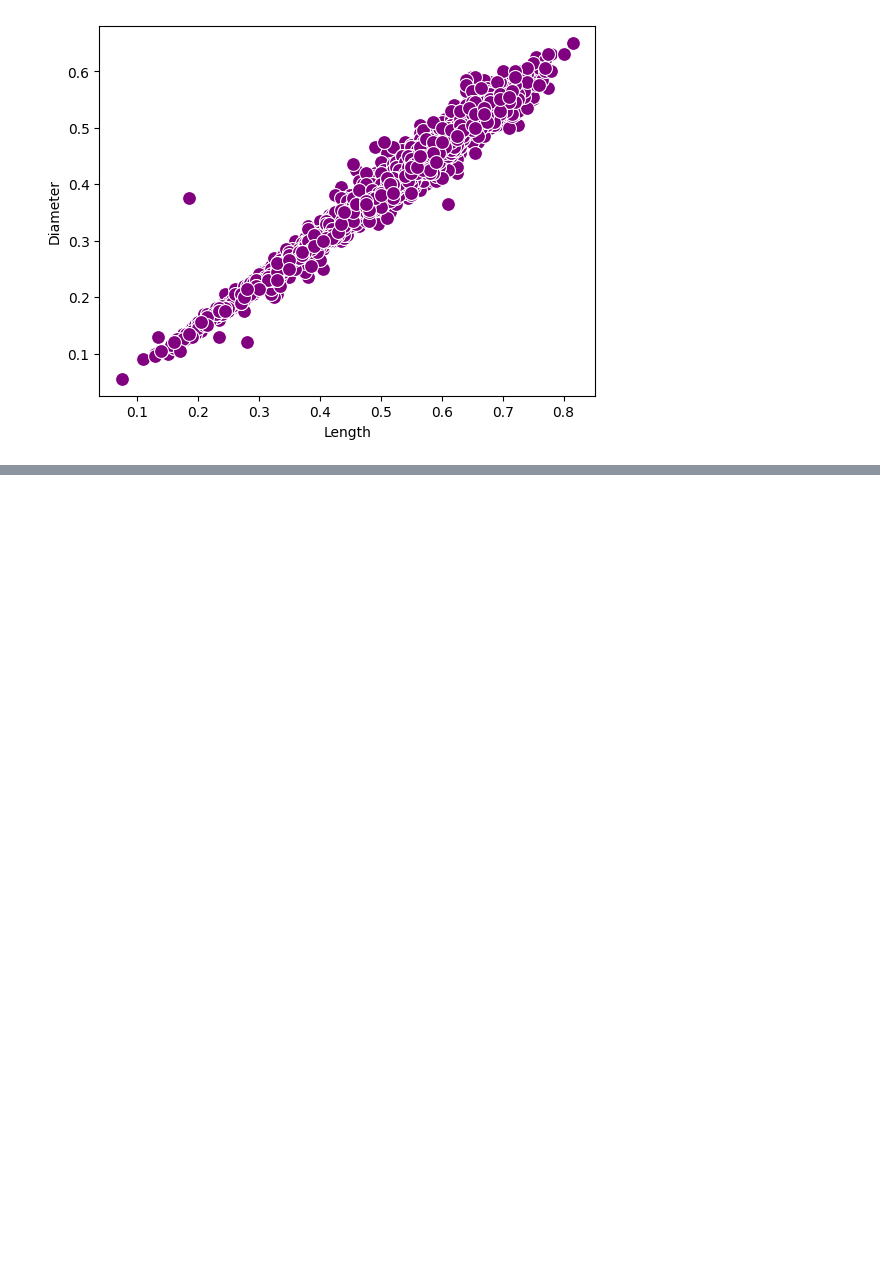
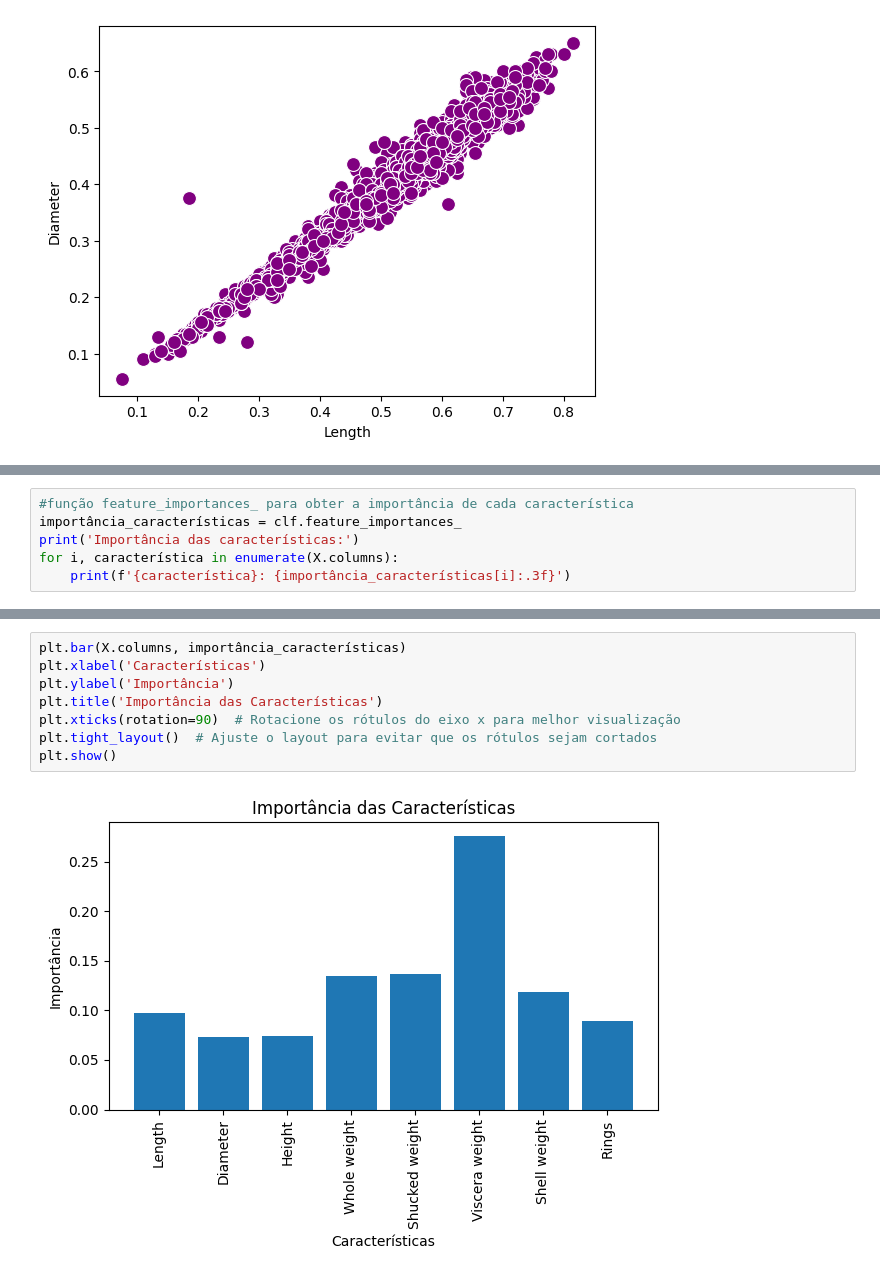
Before and after one commit to LPSubtil/UFMS_Aplicacoes_de_Aprendizado_de_Maquina, a Jupyter notebook: ABALONE.ipynb, the cells around one changed output, grey strips where cells are left out. Saved outputs shown, nothing was run; the diff lists cells and outputs as text; blank space fills up the shorter version.

```diff
--- a/ABALONE.ipynb
+++ b/ABALONE.ipynb
@@ -265,0 +342,6 @@ O modelo busca prever o sexo de um Abalone(molusculo) com base em suas caracter
+# %%
+#função feature_importances_ para obter a importância de cada característica
+importância_características = clf.feature_importances_
+print('Importância das características:')
+for i, característica in enumerate(X.columns):
+    print(f'{característica}: {importância_características[i]:.3f}')
@@ -265,0 +358,10 @@ O modelo busca prever o sexo de um Abalone(molusculo) com base em suas caracter
+# %%
+plt.bar(X.columns, importância_características)
+plt.xlabel('Características')
+plt.ylabel('Importância')
+plt.title('Importância das Características')
+plt.xticks(rotation=90)  # Rotacione os rótulos do eixo x para melhor visualização
+plt.tight_layout()  # Ajuste o layout para evitar que os rótulos sejam cortados
+plt.show()
+# %% [output]
+[figure, added]
```
Also changed, not shown: parts of 35 cells of this notebook.
